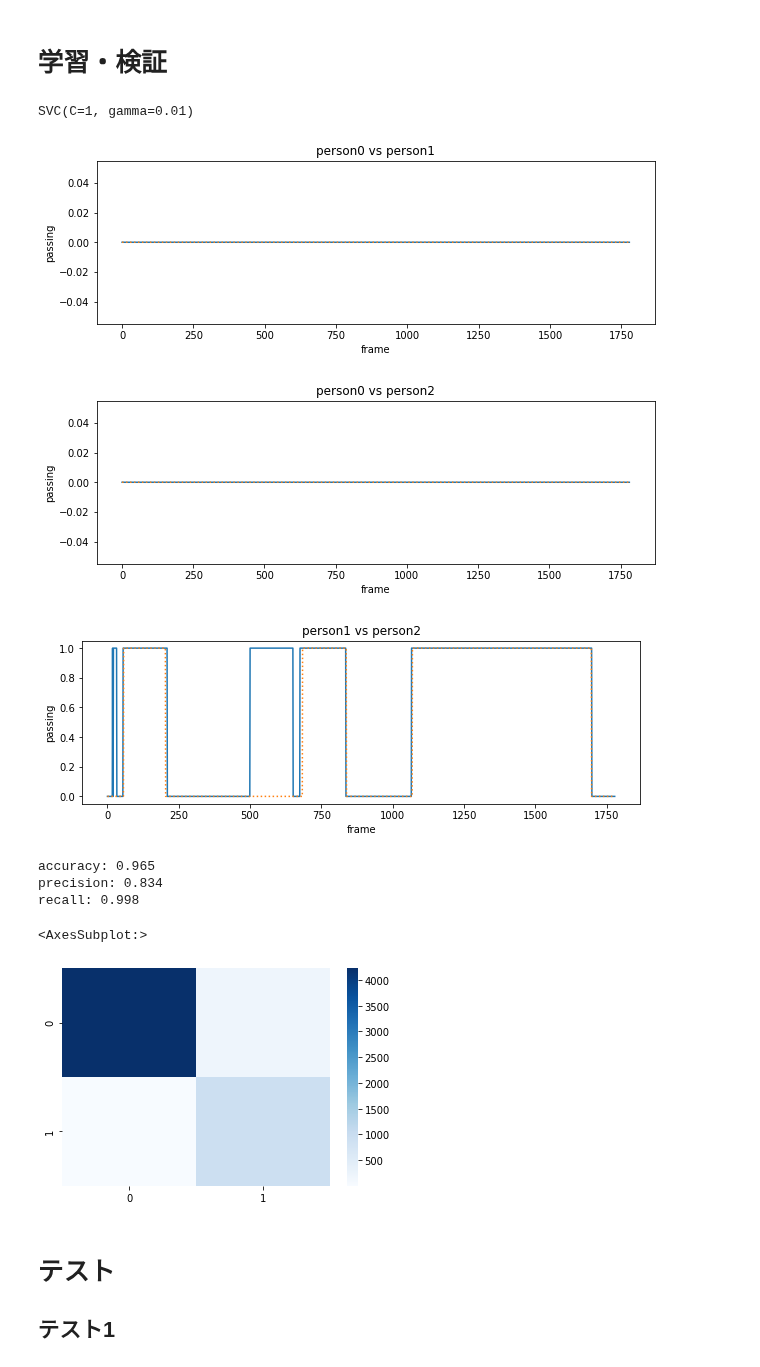
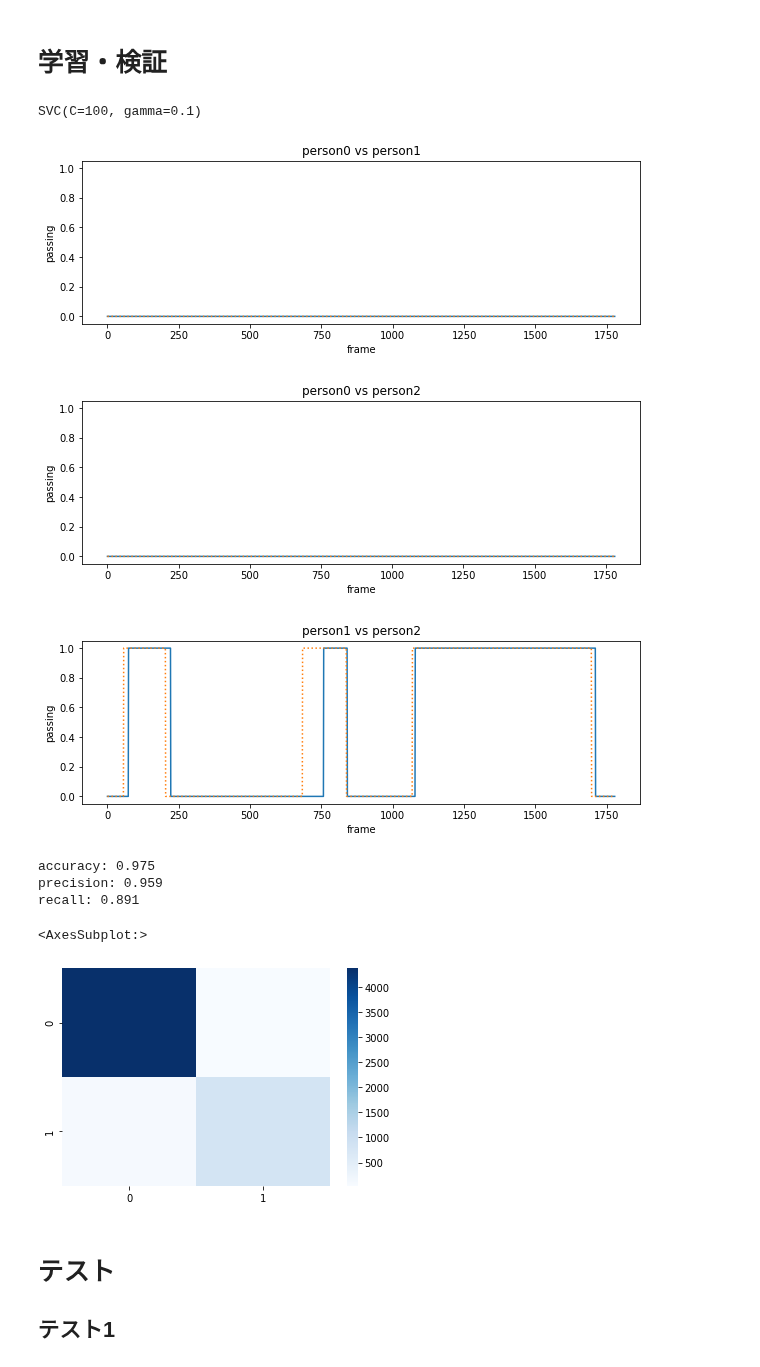
Before and after one commit to kojikojiprg/ova4gar, a Jupyter notebook: notebooks/ex0304/passing_classifire.ipynb, the cells around one changed output. Drawn from its saved outputs; the diff is of its cells as text; code cells hidden in the pictures.

```diff
--- a/notebooks/ex0304/passing_classifire.ipynb
+++ b/notebooks/ex0304/passing_classifire.ipynb
@@ -194,7 +194,7 @@ for x, y in zip(train_x_dict.values(), train_y_dict.values()):
 
 # train_x = scale(train_x)
 # %%
-model = SVC(C=1, gamma=0.01)
+model = SVC(C=100, gamma=0.1)
 # model = KNeighborsClassifier()
 # model = LogisticRegression()
 # model = RandomForestClassifier()
@@ -202,21 +202,22 @@ model = SVC(C=1, gamma=0.01)
 
 model.fit(train_x, train_y)
 # %% [output]
-SVC(C=1, gamma=0.01)
+SVC(C=100, gamma=0.1)
 # %%
 for persons, x, y in zip(train_x_dict.keys(), train_x_dict.values(), train_y_dict.values()):
     pred = model.predict(x)
     plt.figure(figsize=(10, 3))
     plt.plot(pred)
     plt.plot(y, linestyle=':')
+    plt.ylim((-0.05, 1.05))
     plt.xlabel('frame')
     plt.ylabel('passing')
     plt.title('person{0} vs person{1}'.format(persons[0], persons[1]))
     plt.show()
 # %% [output]
-[figure, old version]
+[figure, new version]
-[figure, old version]
+[figure, new version]
-[figure, old version]
+[figure, new version]
 # %%
 pred = model.predict(train_x)
 
@@ -227,11 +228,11 @@ print('recall: {:.3f}'.format(recall_score(train_y, pred)))
 cm = confusion_matrix(train_y, pred)
 sns.heatmap(cm, cmap='Blues')
 # %% [output]
-accuracy: 0.965
-precision: 0.834
-recall: 0.998
+accuracy: 0.975
+precision: 0.959
+recall: 0.891
 <AxesSubplot:>
-[figure, old version]
+[figure, new version]
 # %% [markdown]
 # テスト
 ## テスト1
```
Also changed, not shown: parts of 9 cells of this notebook.
